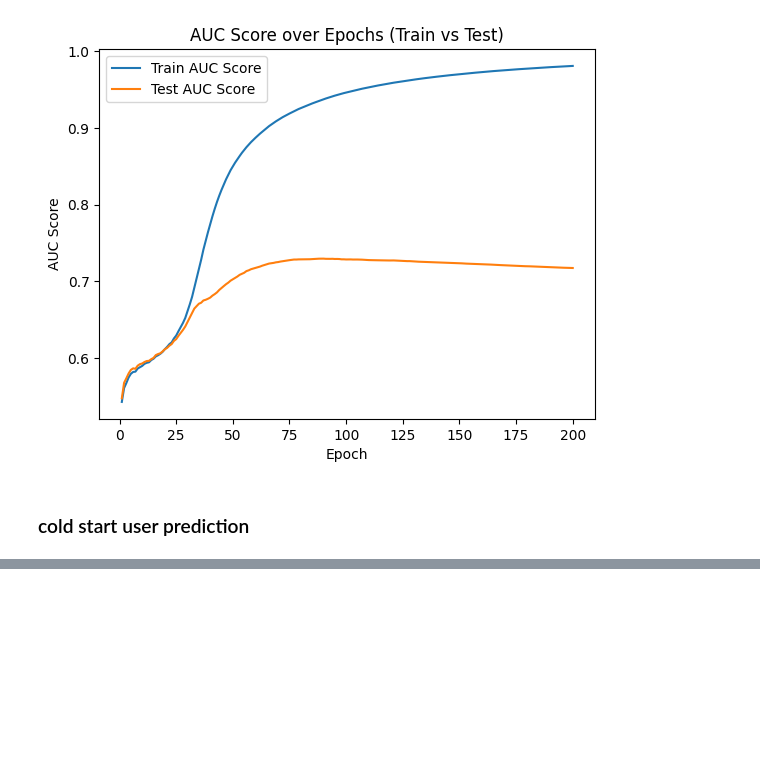
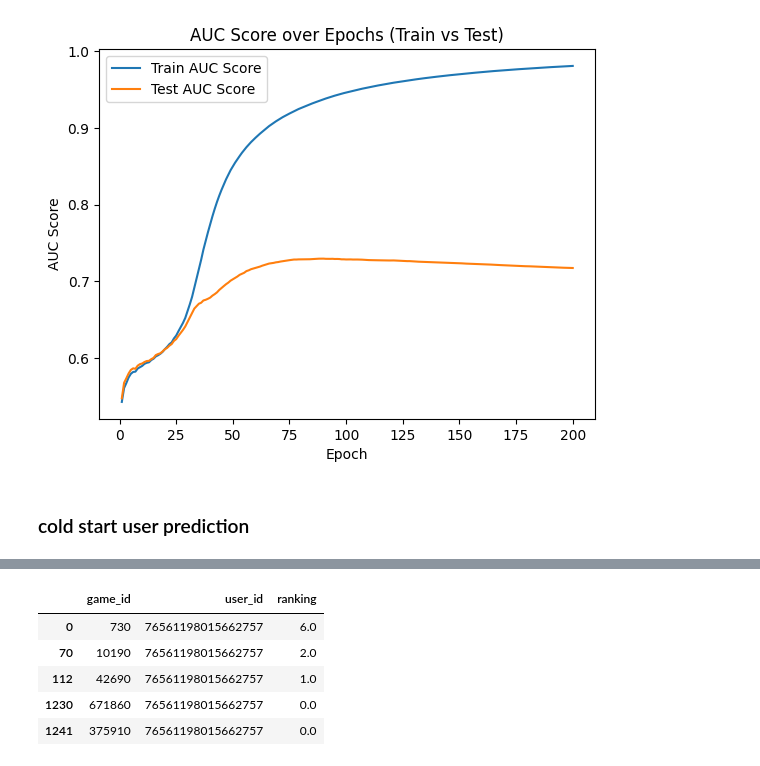
Before and after one commit to ms-Kras/GameBuddy, a Jupyter notebook: notebooks/Matrix_factorization.ipynb, the cells around one changed output, grey strips where cells are left out. Cells and saved outputs as stored; diff of their text form; code cells hidden in the pictures; blank space fills up the shorter version.

```diff
--- a/notebooks/Matrix_factorization.ipynb
+++ b/notebooks/Matrix_factorization.ipynb
@@ -439,6 +508,6 @@ transformed_user_profile.head(2)
 # %%
-scaler = MinMaxScaler(feature_range=(0, 10))
-transformed_user_profile['ranking'] = scaler.fit_transform(transformed_user_profile['ranking'].to_numpy().reshape(-1, 1))
+scaler = StandardScaler()
+transformed_user_profile['ranking'] = scaler.fit_transform(transformed_user_profile[['ranking']])
 
 # Convert the 'ranking' column back to numeric type
 transformed_user_profile['ranking'] = pd.to_numeric(transformed_user_profile['ranking']).astype(int)
@@ -450,6 +519,15 @@ merged_df = games_ids_df.merge(transformed_user_profile, on='game_id', how='left
 
 merged_df['user_id'] = steamid
 merged_df.fillna(0, inplace=True)
+# %%
+merged_df.sort_values(by='ranking', ascending=False).head(5)
+# %% [output]
+|  | game_id | user_id | ranking |
+| 0 | 730 | 76561198015662757 | 6.0 |
+| 70 | 10190 | 76561198015662757 | 2.0 |
+| 112 | 42690 | 76561198015662757 | 1.0 |
+| 1230 | 671860 | 76561198015662757 | 0.0 |
+| 1241 | 375910 | 76561198015662757 | 0.0 |
 # %%
 user_profile_interaction = pd.pivot_table(merged_df, index='user_id', columns='game_id', values='ranking')
 # fill missing values with 0
```
Also changed, not shown: parts of 12 cells of this notebook.
